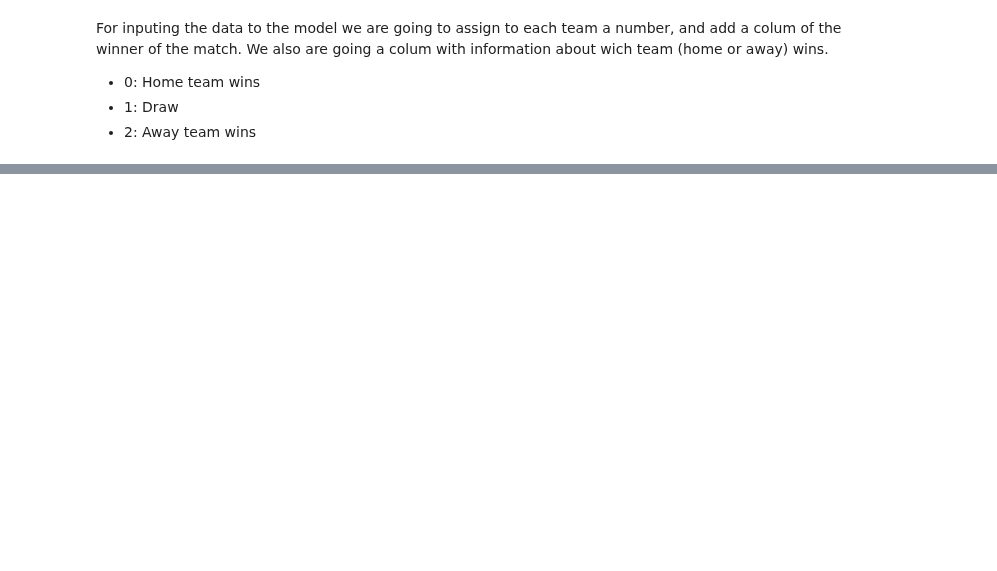
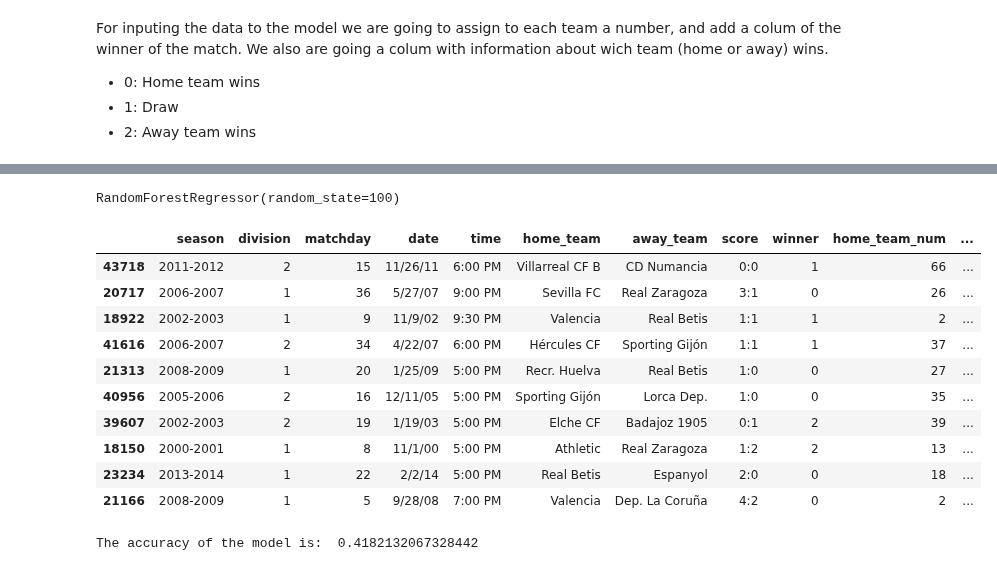
Before and after one commit to tinchit0/la-quiniela, a Jupyter notebook: analysis/ModelAnalysis.ipynb, the cells around one changed output, grey strips where cells are left out. Cells and saved outputs as stored; diff of their text form; code cells hidden in the pictures; blank space fills up the shorter version.

```diff
--- a/analysis/ModelAnalysis.ipynb
+++ b/analysis/ModelAnalysis.ipynb
@@ -87,0 +103,53 @@ df.sample(10)
+# %%
+from sklearn.model_selection import train_test_split
+
+#We will use for training the data from seasons 1985-2015
+all_train_data = df[df['season'] < '2015-2016']
+
+#We split this data for training and testing
+train_data, test_data = train_test_split(all_train_data, test_size=0.2, random_state=42)
+# %%
+#Define the model
+forest_model = RandomForestRegressor(random_state=100, n_estimators=100)
+# %%
+#Select the train data variables of the model
+X_train = train_data[['home_team_num', 'away_team_num']]
+y_train = train_data['winner']
+
+#Select the test data variables
+X_test = test_data[['home_team_num', 'away_team_num']]
+y_test = test_data['winner']
+# %%
+#Train the model
+forest_model.fit(X_train, y_train)
+# %% [output]
+RandomForestRegressor(random_state=100)
+# %%
+#Predict the winner of the matches
+y_pred = forest_model.predict(X_test)
+
+#Convert the predictions to integers
+y_pred = y_pred.astype(int)
+
+#Add the predictions next to the real values from test data
+test_data['prediction_win'] = y_pred
+
+test_data.sample(10)
+# %% [output]
+|  | season | division | matchday | date | time | home_team | away_team | score | winner | home_team_num | ... |
+| 43718 | 2011-2012 | 2 | 15 | 11/26/11 | 6:00 PM | Villarreal CF B | CD Numancia | 0:0 | 1 | 66 | ... |
+| 20717 | 2006-2007 | 1 | 36 | 5/27/07 | 9:00 PM | Sevilla FC | Real Zaragoza | 3:1 | 0 | 26 | ... |
+| 18922 | 2002-2003 | 1 | 9 | 11/9/02 | 9:30 PM | Valencia | Real Betis | 1:1 | 1 | 2 | ... |
+| 41616 | 2006-2007 | 2 | 34 | 4/22/07 | 6:00 PM | Hércules CF | Sporting Gijón | 1:1 | 1 | 37 | ... |
+| 21313 | 2008-2009 | 1 | 20 | 1/25/09 | 5:00 PM | Recr. Huelva | Real Betis | 1:0 | 0 | 27 | ... |
+| 40956 | 2005-2006 | 2 | 16 | 12/11/05 | 5:00 PM | Sporting Gijón | Lorca Dep. | 1:0 | 0 | 35 | ... |
+| 39607 | 2002-2003 | 2 | 19 | 1/19/03 | 5:00 PM | Elche CF | Badajoz 1905 | 0:1 | 2 | 39 | ... |
+| 18150 | 2000-2001 | 1 | 8 | 11/1/00 | 5:00 PM | Athletic | Real Zaragoza | 1:2 | 2 | 13 | ... |
+| 23234 | 2013-2014 | 1 | 22 | 2/2/14 | 5:00 PM | Real Betis | Espanyol | 2:0 | 0 | 18 | ... |
+| 21166 | 2008-2009 | 1 | 5 | 9/28/08 | 7:00 PM | Valencia | Dep. La Coruña | 4:2 | 0 | 2 | ... |
+# %%
+#Calculate the accuracy of the model
+accuracy = (test_data['winner'] == test_data['prediction_win']).sum() / len(test_data)
+print('The accuracy of the model is: ', accuracy)
+# %% [output]
+The accuracy of the model is:  0.4182132067328442
```
Also changed, not shown: parts of 8 cells of this notebook.
